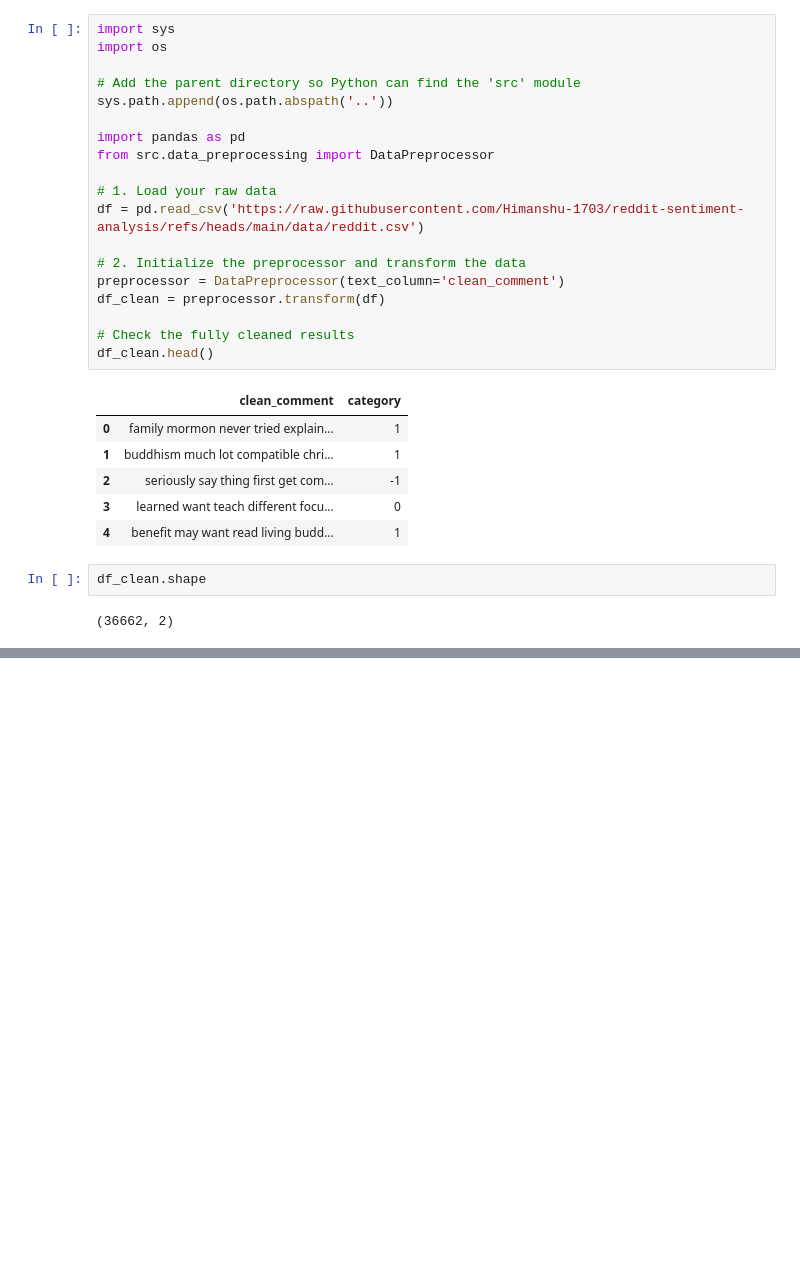
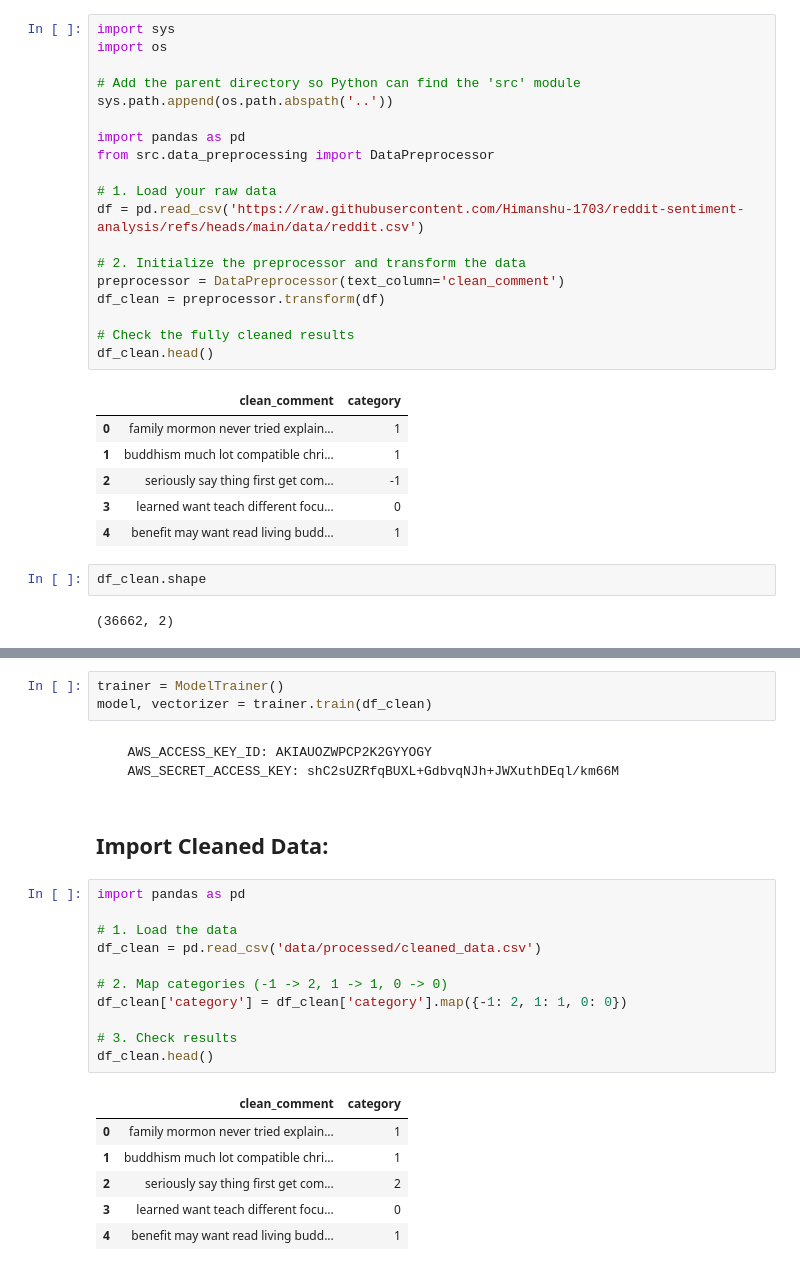
Before and after one commit to Mohammedkh97/youtube-viewer-sentiment-analysis-v1, a Jupyter notebook: notebooks/2_baseline_model_aws_experiments.ipynb, the cells around one changed output, grey strips where cells are left out. Cells and saved outputs as stored; diff of their text form; blank space fills up the shorter version.

```diff
--- a/notebooks/2_baseline_model_aws_experiments.ipynb
+++ b/notebooks/2_baseline_model_aws_experiments.ipynb
@@ -157,0 +324,26 @@ import seaborn as sns
+# %%
+trainer = ModelTrainer()
+model, vectorizer = trainer.train(df_clean)
+# %% [markdown]
+      AWS_ACCESS_KEY_ID: AKIAUOZWPCP2K2GYYOGY
+      AWS_SECRET_ACCESS_KEY: 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
+# %% [markdown]
+## Import Cleaned Data:
+# %%
+import pandas as pd
+
+# 1. Load the data
+df_clean = pd.read_csv('data/processed/cleaned_data.csv')
+
+# 2. Map categories (-1 -> 2, 1 -> 1, 0 -> 0)
+df_clean['category'] = df_clean['category'].map({-1: 2, 1: 1, 0: 0})
+
+# 3. Check results
+df_clean.head()
+# %% [output]
+|  | clean_comment | category |
+| 0 | family mormon never tried explain... | 1 |
+| 1 | buddhism much lot compatible chri... | 1 |
+| 2 | seriously say thing first get com... | 2 |
+| 3 | learned want teach different focu... | 0 |
+| 4 | benefit may want read living budd... | 1 |
```
Also changed, not shown: parts of 38 cells of this notebook.
